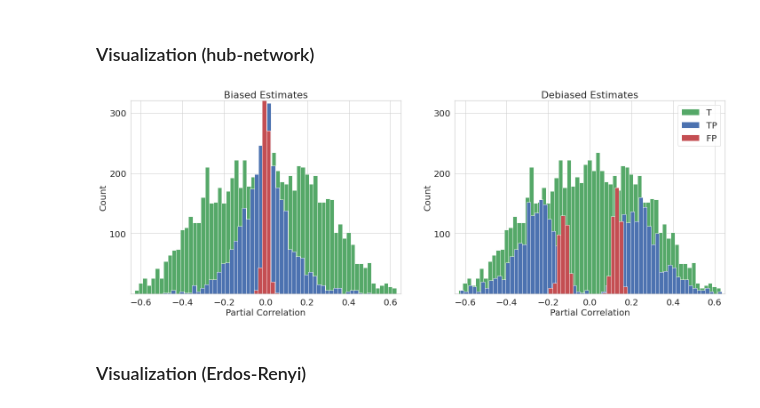
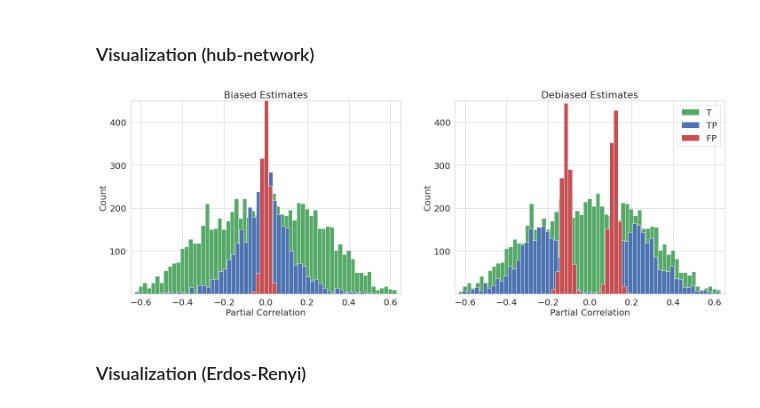
Before and after one commit to jinacfunderburk/accord-reproducibility-testing, a Jupyter notebook: simulation-debiasing/simulation-debiasing.ipynb, the cells around one changed output. Cells and saved outputs as stored; diff of their text form; code cells hidden in the pictures.

```diff
--- a/simulation-debiasing/simulation-debiasing.ipynb
+++ b/simulation-debiasing/simulation-debiasing.ipynb
@@ -80,11 +83,11 @@ precs, recalls, mccs = [], [], []
 # lams = lams[::-1][14:26] # pre-selected lambdas for hub-network
 lams = lams[::-1][7:19] # pre-selected lambdas for erdos-renyi
 for lam in lams:
-    model = GraphicalAccord(Omega_star=np.eye(p), lam1=lam, lam2=0.0, stepsize_multiplier=1.0, backtracking=True, epstol=1e-7, maxitr=500, penalize_diag=True)
+    model = GraphicalAccord(Omega_star=np.eye(p), lam1=lam, stepsize_multiplier=1.0, backtracking=True, epstol=1e-7, maxitr=500)
     model.fit(X)
     Omega_hat = model.omega_.toarray()
     Theta_hat = 0.5 * ((np.diag(np.diag(Omega_hat)) @ Omega_hat) + (Omega_hat.T @ np.diag(np.diag(Omega_hat))))
-    pseudo_bic = pseudo_BIC(X, Omega_hat, Theta_hat, type='theta')
+    pseudo_bic = pseudo_BIC(X, Theta_hat, modified=True, gamma=0.2)
     pseudo_bics.append(pseudo_bic)
     tp, fp = compute_tp_fp(Theta, Theta_hat)
     prec, recall = precision_recall(Theta, Theta_hat)
@@ -142,7 +145,7 @@ axes[i].tick_params(axis='both', which='major', labelsize=13);
 ### Refit ACCORD for debiasing
 # %%
 # fit with best lam
-model = GraphicalAccord(Omega_star=np.eye(p), lam1=best_lam, lam2=0.0, stepsize_multiplier=1.0, backtracking=True, epstol=1e-7, maxitr=500, penalize_diag=True)
+model = GraphicalAccord(Omega_star=np.eye(p), lam1=best_lam, stepsize_multiplier=1.0, backtracking=True, epstol=1e-7, maxitr=500)
 model.fit(X)
 Omega_hat = model.omega_.toarray()
 Theta_hat = 0.5 * ((np.diag(np.diag(Omega_hat)) @ Omega_hat) + (Omega_hat.T @ np.diag(np.diag(Omega_hat))))
@@ -150,7 +153,7 @@ Partial_corr_hat = partial_corr(Theta_hat)
 
 # refit for debiasing
 lam_mat = np.where(Theta_hat != 0, 0, 1000.0)
-model = GraphicalAccord(Omega_star=np.eye(p), lam1=lam_mat, lam2=0.0, stepsize_multiplier=1.0, backtracking=True, epstol=1e-7, maxitr=500, penalize_diag=True)
+model = GraphicalAccord(Omega_star=np.eye(p), lam1=lam_mat, stepsize_multiplier=1.0, backtracking=True, epstol=1e-7, maxitr=500)
 model.fit(X)
 Omega_hat_debiased = model.omega_.toarray()
 Theta_hat_debiased = 0.5 * ((np.diag(np.diag(Omega_hat_debiased)) @ Omega_hat_debiased) + (Omega_hat_debiased.T @ np.diag(np.diag(Omega_hat_debiased))))
@@ -221,36 +224,36 @@ debiased_nonzeros_FP = Partial_corr_hat_debiased.ravel()[FP_indx_debiased]
 # %%
 fig, axes = plt.subplots(1, 2, figsize=(24, 8))
 axes = axes.ravel()
 binwidth=0.02
 
 i = 0
 sns.histplot(true_nonzeros, color=sns.color_palette()[2], binwidth=binwidth, alpha=1, label='T', ax=axes[i])
 sns.histplot(biased_nonzeros_TP, color=sns.color_palette()[0], binwidth=binwidth, alpha=1, label='TP', ax=axes[i])
 sns.histplot(biased_nonzeros_FP, color=sns.color_palette()[3], binwidth=binwidth, alpha=1, label='FP', ax=axes[i])
 axes[i].tick_params(axis='both', which='major', labelsize=20)
 axes[i].set_yticks([100, 200, 300, 400])
 axes[i].set_title('Biased Estimates', fontsize=22)
 axes[i].set_xlabel('Partial Correlation', fontsize=20)
 axes[i].set_ylabel('Count', fontsize=20)
 axes[i].set_xlim((-0.65,0.65))
-axes[i].set_ylim((0,320))
+axes[i].set_ylim((0,450))
 
 i = 1
 sns.histplot(true_nonzeros, color=sns.color_palette()[2], binwidth=binwidth, alpha=1, label='T', ax=axes[i])
 sns.histplot(debiased_nonzeros_TP, color=sns.color_palette()[0], binwidth=binwidth, alpha=1, label='TP', ax=axes[i])
 sns.histplot(debiased_nonzeros_FP, color=sns.color_palette()[3], binwidth=binwidth, alpha=1, label='FP', ax=axes[i])
 axes[i].tick_params(axis='both', which='major', labelsize=20)
 axes[i].set_yticks([100, 200, 300, 400])
 axes[i].set_title('Debiased Estimates', fontsize=22)
 axes[i].set_xlabel('Partial Correlation', fontsize=20)
 axes[i].set_ylabel('Count', fontsize=20)
 axes[i].set_xlim((-0.65,0.65))
-axes[i].set_ylim((0,320))
+axes[i].set_ylim((0,450))
 axes[i].legend(fontsize=20)
 
 plt.savefig('../output/debiasing-hub-network.png', bbox_inches='tight');
 # %% [output]
-[figure, old version]
+[figure, new version]
 # %% [markdown]
 ### Visualization (Erdos-Renyi)
 # %%
```
Also changed, not shown: parts of 4 cells of this notebook, 42 other files.
